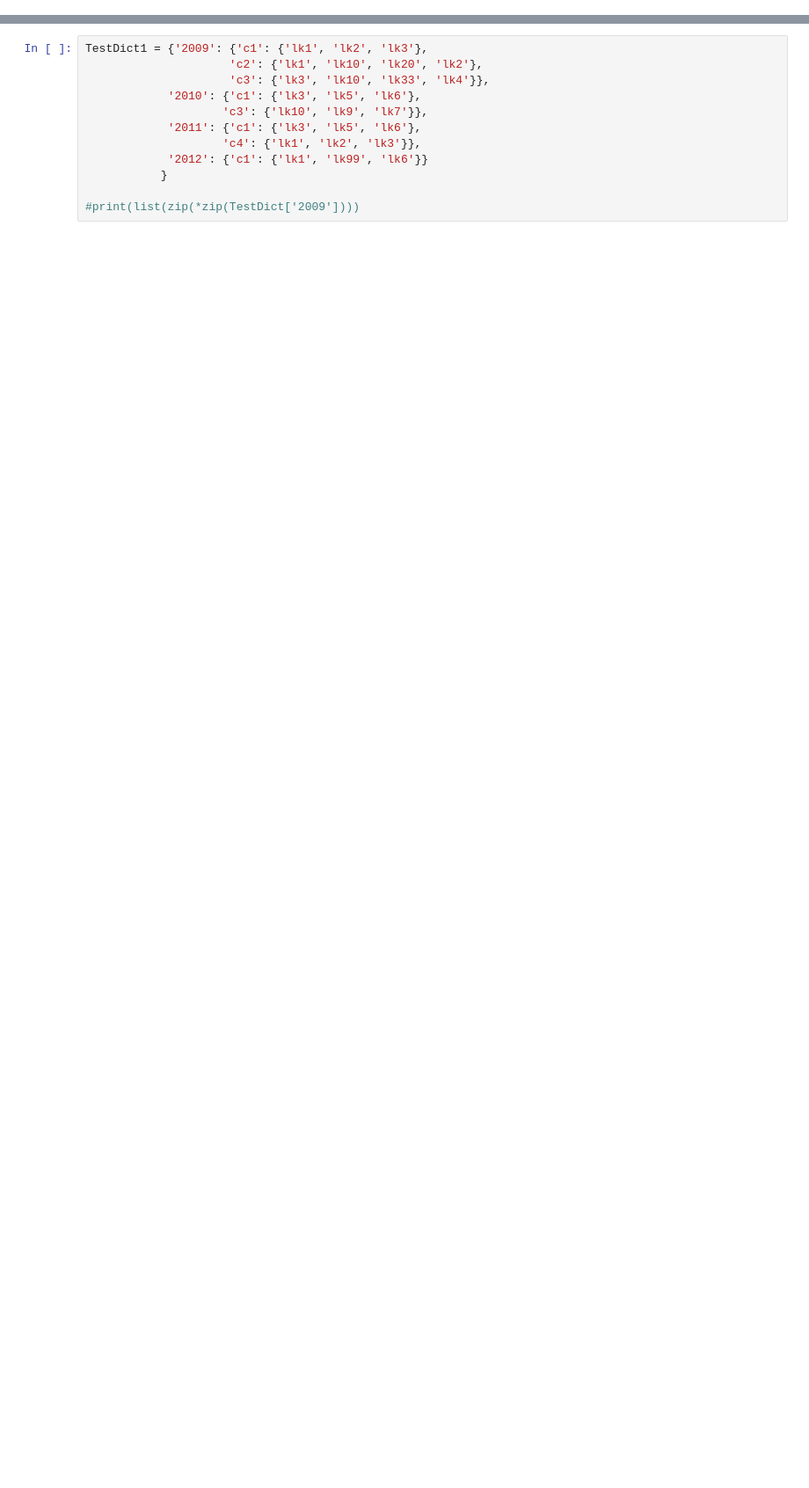
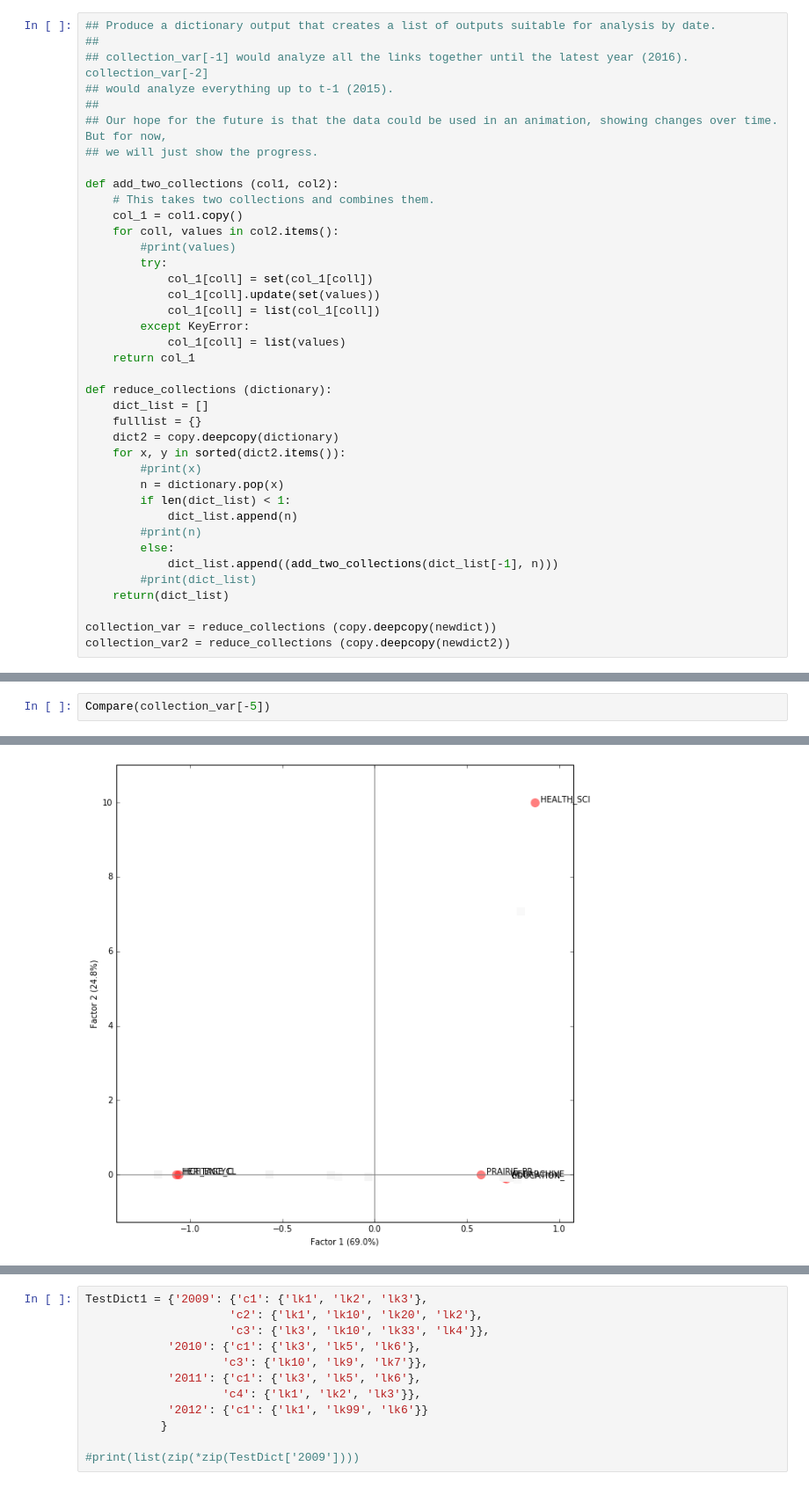
Before and after one commit to web-archive-group/WALK, a Jupyter notebook: Scripts/compare_collection/UA_Compare.ipynb, the cells around one changed output, grey strips where cells are left out. Shown: that part at 88% size. Cells and saved outputs as stored; diff of their text form; blank space fills up the shorter version.

Commit message:
Included some demos for UofA and UfT collections.

```diff
--- a/Scripts/compare_collection/UA_Compare.ipynb
+++ b/Scripts/compare_collection/UA_Compare.ipynb
@@ -92,0 +106,39 @@ NameError: name 'TestDict' is not defined
+# %%
+## Produce a dictionary output that creates a list of outputs suitable for analysis by date.
+##
+## collection_var[-1] would analyze all the links together until the latest year (2016). collection_var[-2]
+## would analyze everything up to t-1 (2015).
+##
+## Our hope for the future is that the data could be used in an animation, showing changes over time. But for now,
+## we will just show the progress.
+
+def add_two_collections (col1, col2):
+    # This takes two collections and combines them.
+    col_1 = col1.copy()
+    for coll, values in col2.items():
+        #print(values)
+        try:
+            col_1[coll] = set(col_1[coll])
+            col_1[coll].update(set(values))
+            col_1[coll] = list(col_1[coll])
+        except KeyError:
+            col_1[coll] = list(values)
+    return col_1
+
+def reduce_collections (dictionary):
+    dict_list = []
+    fulllist = {}
+    dict2 = copy.deepcopy(dictionary)
+    for x, y in sorted(dict2.items()):
+        #print(x)
+        n = dictionary.pop(x)
+        if len(dict_list) < 1:
+            dict_list.append(n)
+        #print(n)
+        else:
+            dict_list.append((add_two_collections(dict_list[-1], n)))
+        #print(dict_list)
+    return(dict_list)
+
+collection_var = reduce_collections (copy.deepcopy(newdict))
+collection_var2 = reduce_collections (copy.deepcopy(newdict2))
@@ -92,0 +156,3 @@ NameError: name 'TestDict' is not defined
+# %%
+Compare(collection_var[-5])
+# %% [output]
@@ -92,0 +161 @@ NameError: name 'TestDict' is not defined
+[figure, added]
```
Also changed, not shown: parts of 29 cells of this notebook, 13 other files.
